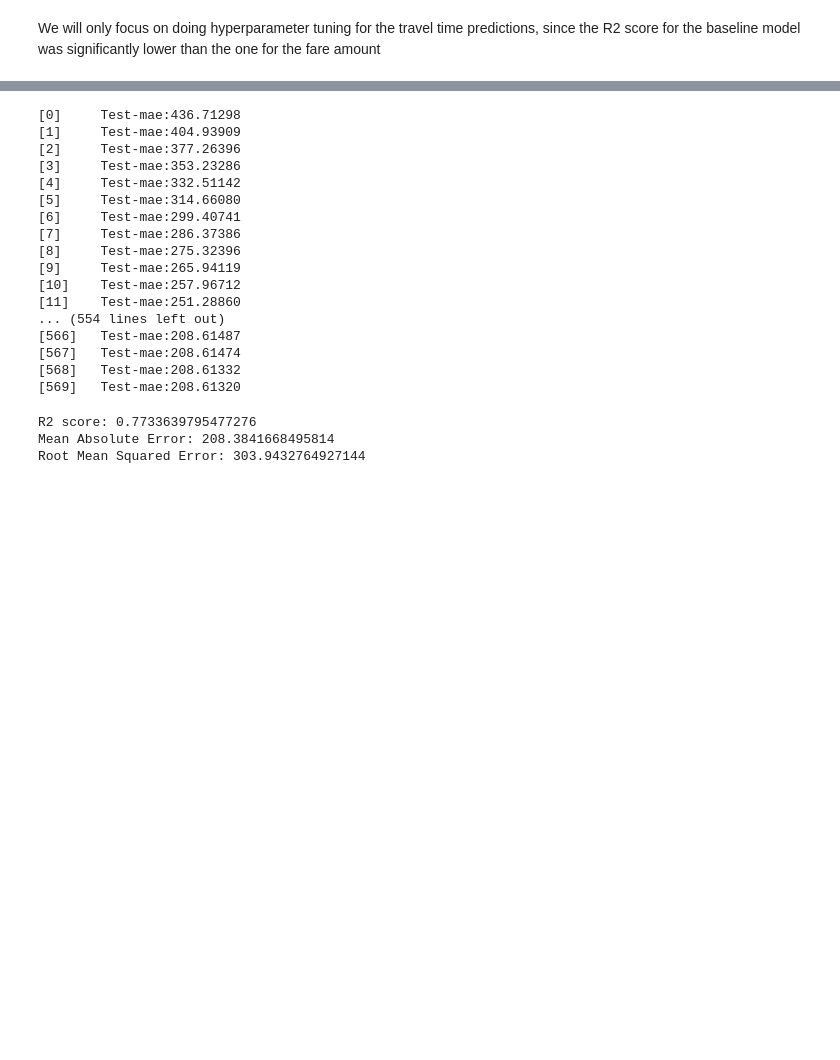
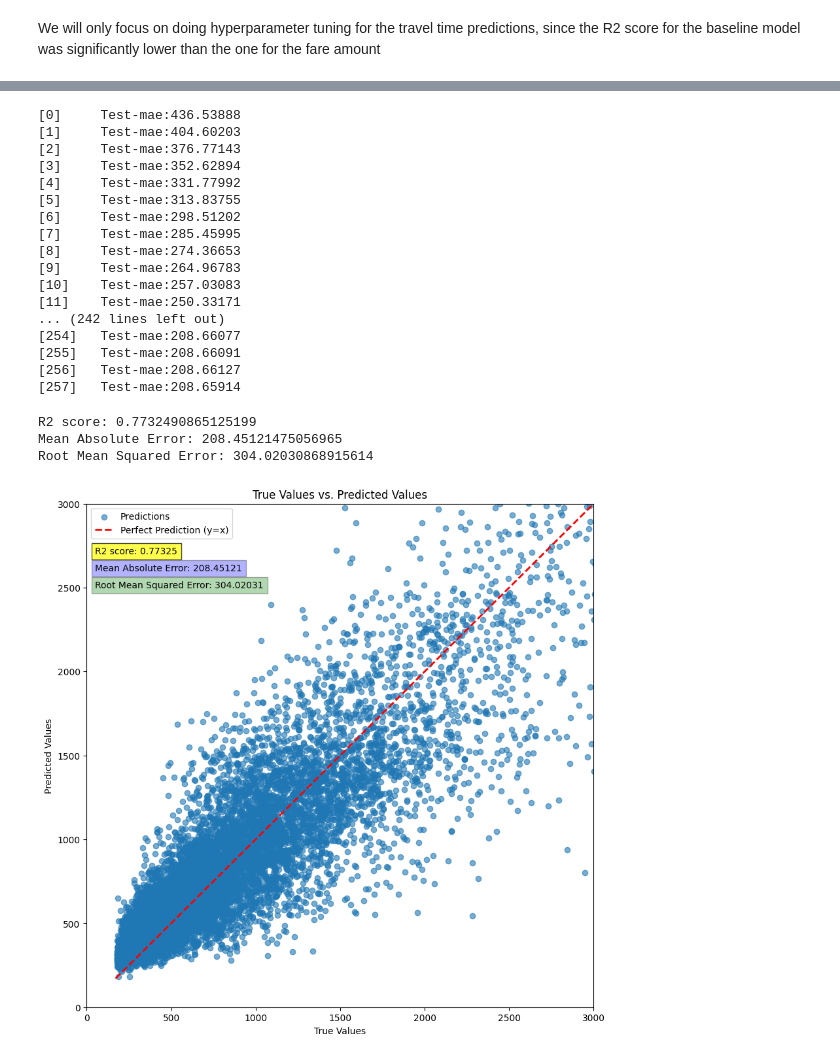
Before and after one commit to rvallesmar/ML-NYC-Taxis, a Jupyter notebook: xgb_model_training.ipynb, the cells around one changed output, grey strips where cells are left out. Cells and saved outputs as stored; diff of their text form; code cells hidden in the pictures; blank space fills up the shorter version.

```diff
--- a/xgb_model_training.ipynb
+++ b/xgb_model_training.ipynb
@@ -348,8 +348,8 @@ xg_params_tt['min_child_weight'] = best_params[1]
 # now we train subsample and colsample
 gridsearch_params = [
     (subsample, colsample)
-    for subsample in [i/10. for i in range(3,11)]
-    for colsample in [i/10. for i in range(3,11)]
+    for subsample in [i/10. for i in range(7,11)]
+    for colsample in [i/10. for i in range(7,11)]
 ]
 # %%
 min_mae = float("Inf")
@@ -486,23 +485,23 @@ best_xgb = xgb.train(xg_params_tt,
                      num_boost_round = n_boosting_rounds,
                      evals = [(dval_tt,'Test')])
 # %% [output]
-[0]     Test-mae:436.71298
-[1]     Test-mae:404.93909
-[2]     Test-mae:377.26396
-[3]     Test-mae:353.23286
-[4]     Test-mae:332.51142
-[5]     Test-mae:314.66080
-[6]     Test-mae:299.40741
-[7]     Test-mae:286.37386
-[8]     Test-mae:275.32396
-[9]     Test-mae:265.94119
-[10]    Test-mae:257.96712
-[11]    Test-mae:251.28860
-... (554 lines left out)
-[566]   Test-mae:208.61487
-[567]   Test-mae:208.61474
-[568]   Test-mae:208.61332
-[569]   Test-mae:208.61320
+[0]     Test-mae:436.53888
+[1]     Test-mae:404.60203
+[2]     Test-mae:376.77143
+[3]     Test-mae:352.62894
+[4]     Test-mae:331.77992
+[5]     Test-mae:313.83755
+[6]     Test-mae:298.51202
+[7]     Test-mae:285.45995
+[8]     Test-mae:274.36653
+[9]     Test-mae:264.96783
+[10]    Test-mae:257.03083
+[11]    Test-mae:250.33171
+... (242 lines left out)
+[254]   Test-mae:208.66077
+[255]   Test-mae:208.66091
+[256]   Test-mae:208.66127
+[257]   Test-mae:208.65914
 # %%
 # now we evaluate our model against our test set
 # first we make the predictions
@@ -517,6 +516,29 @@ print(f'R2 score: {r2_travel}')
 print(f'Mean Absolute Error: {mae}')
 print(f'Root Mean Squared Error: {rmse}')
 # %% [output]
-R2 score: 0.7733639795477276
-Mean Absolute Error: 208.3841668495814
-Root Mean Squared Error: 303.9432764927144
+R2 score: 0.7732490865125199
+Mean Absolute Error: 208.45121475056965
+Root Mean Squared Error: 304.02030868915614
+# %%
+# plot the differences
+plt.figure(figsize=(10,10))
+plt.scatter(y_test_travel_time[:10000], best_preds_tt[:10000], alpha=0.6, label='Predictions')
+# axis limits
+plt.xlim([0,3000])
+plt.ylim([0,3000])
+#plotting perfect line
+min_val = min(np.min(y_test_travel_time), np.min(best_preds_tt))
+max_val = max(np.max(y_test_travel_time), np.max(best_preds_tt))
+plt.plot([min_val, max_val], [min_val, max_val], 'r--', lw=2, label='Perfect Prediction (y=x)')
+# other settings
+plt.xlabel("True Values")
+plt.ylabel("Predicted Values")
+plt.title("True Values vs. Predicted Values")
+#plt.grid(True)
+plt.legend()
+plt.text(50,2700,f'R2 score: {r2_travel:.5f}',bbox=dict(facecolor='yellow', alpha=0.7))
+plt.text(50,2600,f'Mean Absolute Error: {mae:.5f}',bbox=dict(facecolor='blue', alpha=0.3))
+plt.text(50,2500,f'Root Mean Squared Error: {rmse:.5f}',bbox=dict(facecolor='green', alpha=0.3))
+plt.show()
+# %% [output]
+[figure, added]
```
Also changed, not shown: parts of 4 cells of this notebook, 1 other file.
